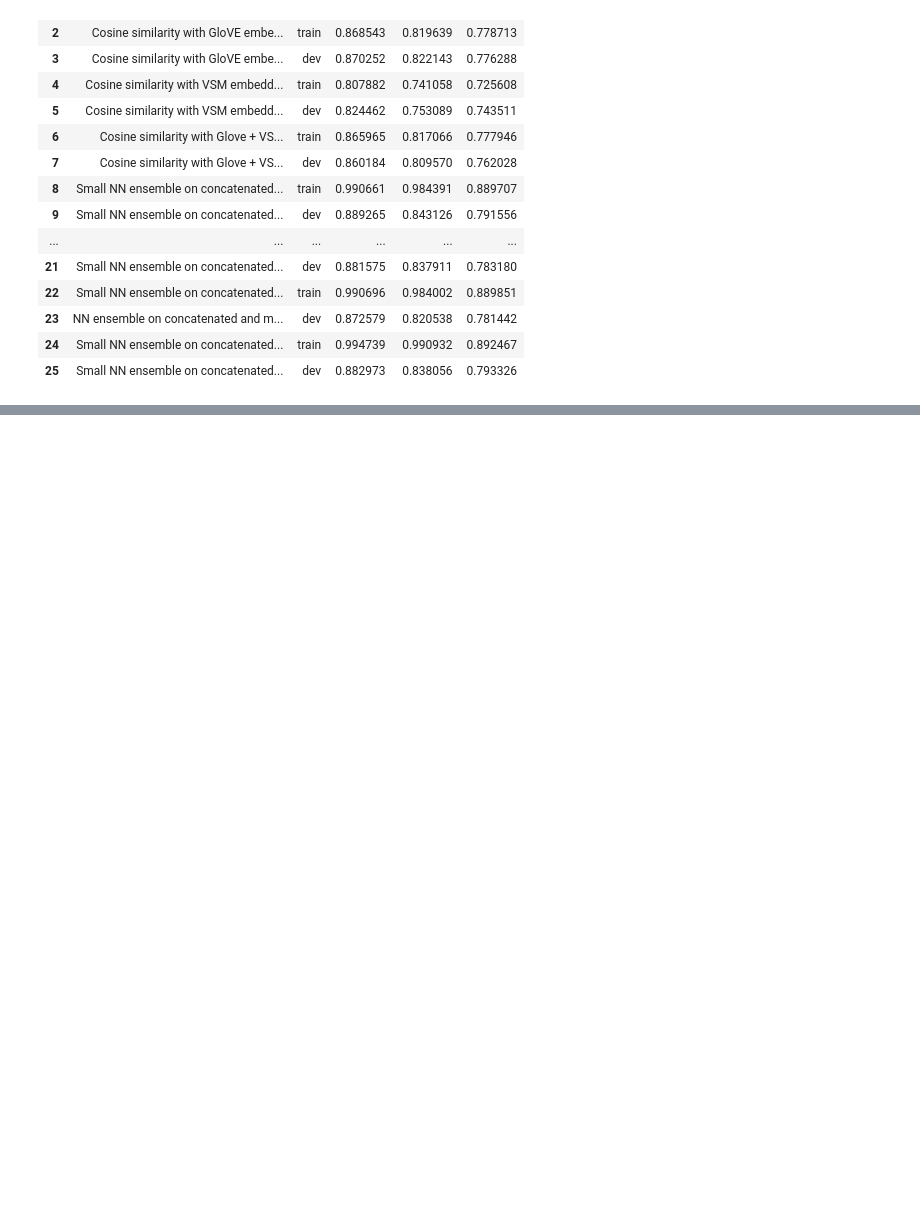
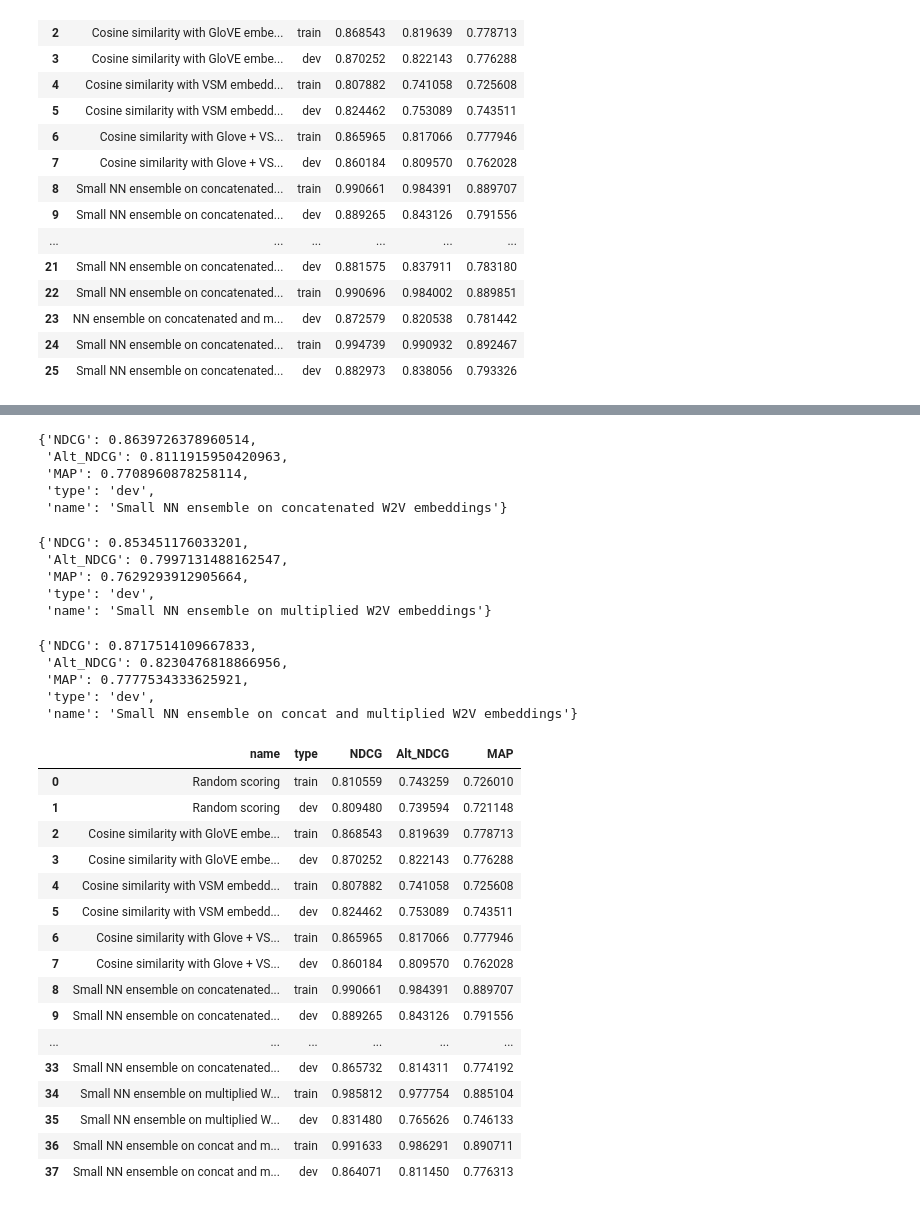
Before and after one commit to ayushgs/Retrieval_ReRanking_CS224U, a Jupyter notebook: project_code.ipynb, the cells around one changed output, grey strips where cells are left out. Cells and saved outputs as stored; diff of their text form; code cells hidden in the pictures; blank space fills up the shorter version.

```diff
--- a/project_code.ipynb
+++ b/project_code.ipynb
@@ -1562,0 +1616,75 @@ metric_frame
+# %%
+training_dataset = make_regression_dataset(train_dict, w2v_concat_featurizer)
+nn_small_ensemble = EnsembleWithEval(small_neural_net_factory, 5)
+nn_small_ensemble.train(training_dataset)
+
+metric = run_metrics_ml(train_dict, nn_small_ensemble, w2v_concat_featurizer,
+                        set_name='train', exp_name='Small NN ensemble on concatenated W2V embeddings')
+all_metrics.append(metric)
+
+metric = run_metrics_ml(dev_dict, nn_small_ensemble, w2v_concat_featurizer,
+                        set_name='dev', exp_name='Small NN ensemble on concatenated W2V embeddings')
+metric
+# %% [output]
+{'NDCG': 0.8639726378960514,
+ 'Alt_NDCG': 0.8111915950420963,
+ 'MAP': 0.7708960878258114,
+ 'type': 'dev',
+ 'name': 'Small NN ensemble on concatenated W2V embeddings'}
+# %%
+training_dataset = make_regression_dataset(train_dict, w2v_mul_featurizer)
+nn_small_ensemble = EnsembleWithEval(small_neural_net_factory, 5)
+nn_small_ensemble.train(training_dataset)
+
+metric = run_metrics_ml(train_dict, nn_small_ensemble, w2v_mul_featurizer,
+                        set_name='train', exp_name='Small NN ensemble on multiplied W2V embeddings')
+all_metrics.append(metric)
+
+metric = run_metrics_ml(dev_dict, nn_small_ensemble, w2v_mul_featurizer,
+                        set_name='dev', exp_name='Small NN ensemble on multiplied W2V embeddings')
+metric
+# %% [output]
+{'NDCG': 0.853451176033201,
+ 'Alt_NDCG': 0.7997131488162547,
+ 'MAP': 0.7629293912905664,
+ 'type': 'dev',
+ 'name': 'Small NN ensemble on multiplied W2V embeddings'}
+# %%
+training_dataset = make_regression_dataset(train_dict, w2v_both_featurizer)
+nn_small_ensemble = EnsembleWithEval(small_neural_net_factory, 5)
+nn_small_ensemble.train(training_dataset)
+
+metric = run_metrics_ml(train_dict, nn_small_ensemble, w2v_both_featurizer,
+                        set_name='train', exp_name='Small NN ensemble on concat and multiplied W2V embeddings')
+all_metrics.append(metric)
+
+metric = run_metrics_ml(dev_dict, nn_small_ensemble, w2v_both_featurizer,
+                        set_name='dev', exp_name='Small NN ensemble on concat and multiplied W2V embeddings')
+metric
+# %% [output]
+{'NDCG': 0.8717514109667833,
+ 'Alt_NDCG': 0.8230476818866956,
+ 'MAP': 0.7777534333625921,
+ 'type': 'dev',
+ 'name': 'Small NN ensemble on concat and multiplied W2V embeddings'}
+# %%
+metric_frame = pd.DataFrame(all_metrics)
+metric_frame[['name', 'type', 'NDCG', 'Alt_NDCG', 'MAP']]
+# %% [output]
+|  | name | type | NDCG | Alt_NDCG | MAP |
+| 0 | Random scoring | train | 0.810559 | 0.743259 | 0.726010 |
+| 1 | Random scoring | dev | 0.809480 | 0.739594 | 0.721148 |
+| 2 | Cosine similarity with GloVE embe... | train | 0.868543 | 0.819639 | 0.778713 |
+| 3 | Cosine similarity with GloVE embe... | dev | 0.870252 | 0.822143 | 0.776288 |
+| 4 | Cosine similarity with VSM embedd... | train | 0.807882 | 0.741058 | 0.725608 |
+| 5 | Cosine similarity with VSM embedd... | dev | 0.824462 | 0.753089 | 0.743511 |
+| 6 | Cosine similarity with Glove + VS... | train | 0.865965 | 0.817066 | 0.777946 |
+| 7 | Cosine similarity with Glove + VS... | dev | 0.860184 | 0.809570 | 0.762028 |
+| 8 | Small NN ensemble on concatenated... | train | 0.990661 | 0.984391 | 0.889707 |
+| 9 | Small NN ensemble on concatenated... | dev | 0.889265 | 0.843126 | 0.791556 |
+| ... | ... | ... | ... | ... | ... |
+| 33 | Small NN ensemble on concatenated... | dev | 0.865732 | 0.814311 | 0.774192 |
+| 34 | Small NN ensemble on multiplied W... | train | 0.985812 | 0.977754 | 0.885104 |
+| 35 | Small NN ensemble on multiplied W... | dev | 0.831480 | 0.765626 | 0.746133 |
+| 36 | Small NN ensemble on concat and m... | train | 0.991633 | 0.986291 | 0.890711 |
+| 37 | Small NN ensemble on concat and m... | dev | 0.864071 | 0.811450 | 0.776313 |
```
Also changed, not shown: parts of 12 cells of this notebook.
